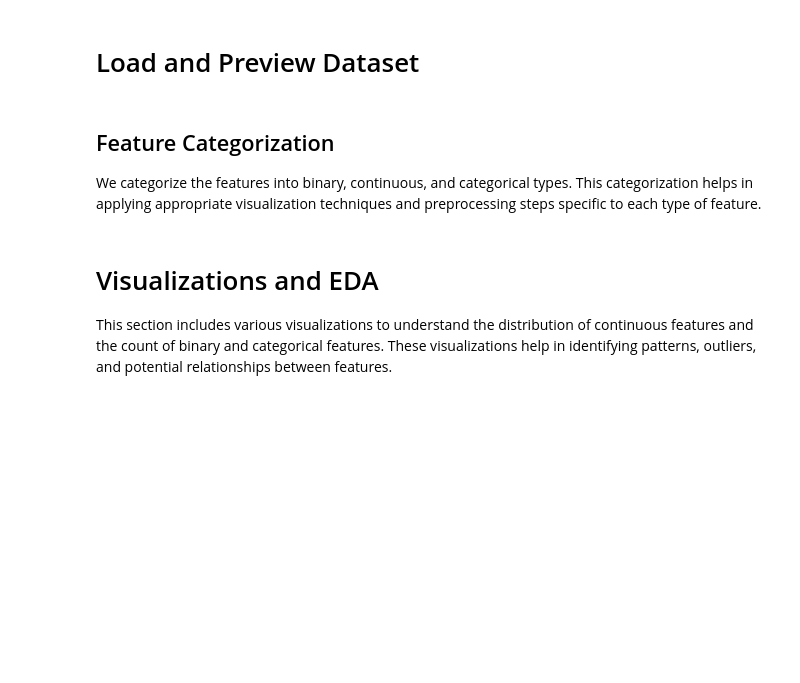
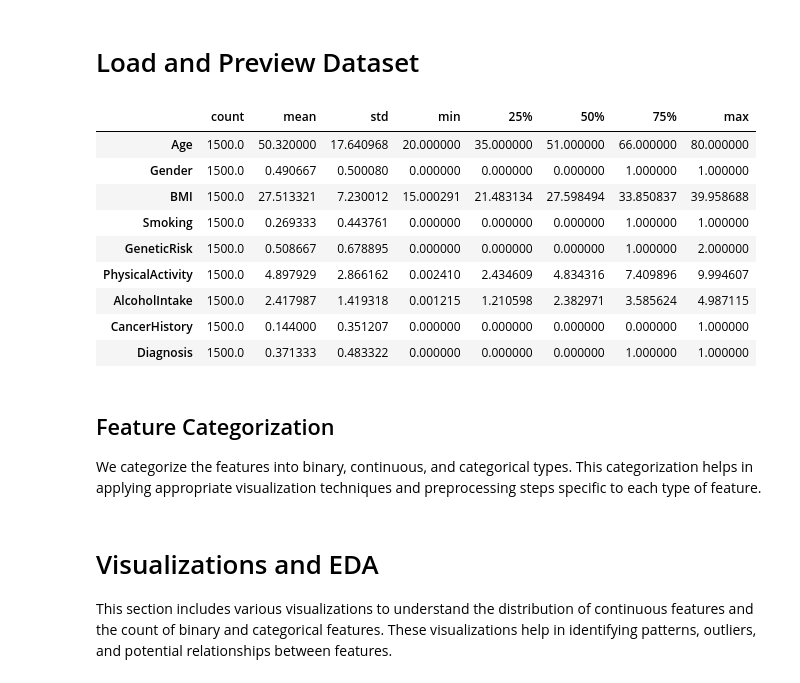
Before and after one commit to pauloarayasantiago/cancer_prediction_gradient_boost, a Jupyter notebook: predicting-cancer-using-gradientboost.ipynb, the cells around one changed output. Cells and saved outputs as stored; diff of their text form; code cells hidden in the pictures; blank space fills up the shorter version.

```diff
--- a/predicting-cancer-using-gradientboost.ipynb
+++ b/predicting-cancer-using-gradientboost.ipynb
@@ -20,11 +17,22 @@ from sklearn.metrics import accuracy_score, precision_score, recall_score, f1_sc
 from skopt import BayesSearchCV
 # %%
 # Load dataset
-file_path = '/kaggle/input/cancer-prediction-dataset/The_Cancer_data_1500_V2.csv'
+file_path = 'The_Cancer_data_1500_V2.csv'
 df = pd.read_csv(file_path)
 
 # Display dataset overview
 df.describe().T
+# %% [output]
+|  | count | mean | std | min | 25% | 50% | 75% | max |
+| Age | 1500.0 | 50.320000 | 17.640968 | 20.000000 | 35.000000 | 51.000000 | 66.000000 | 80.000000 |
+| Gender | 1500.0 | 0.490667 | 0.500080 | 0.000000 | 0.000000 | 0.000000 | 1.000000 | 1.000000 |
+| BMI | 1500.0 | 27.513321 | 7.230012 | 15.000291 | 21.483134 | 27.598494 | 33.850837 | 39.958688 |
+| Smoking | 1500.0 | 0.269333 | 0.443761 | 0.000000 | 0.000000 | 0.000000 | 1.000000 | 1.000000 |
+| GeneticRisk | 1500.0 | 0.508667 | 0.678895 | 0.000000 | 0.000000 | 0.000000 | 1.000000 | 2.000000 |
+| PhysicalActivity | 1500.0 | 4.897929 | 2.866162 | 0.002410 | 2.434609 | 4.834316 | 7.409896 | 9.994607 |
+| AlcoholIntake | 1500.0 | 2.417987 | 1.419318 | 0.001215 | 1.210598 | 2.382971 | 3.585624 | 4.987115 |
+| CancerHistory | 1500.0 | 0.144000 | 0.351207 | 0.000000 | 0.000000 | 0.000000 | 0.000000 | 1.000000 |
+| Diagnosis | 1500.0 | 0.371333 | 0.483322 | 0.000000 | 0.000000 | 0.000000 | 1.000000 | 1.000000 |
 # %% [markdown]
 ## Feature Categorization
 
```
Also changed, not shown: parts of 10 cells of this notebook.
